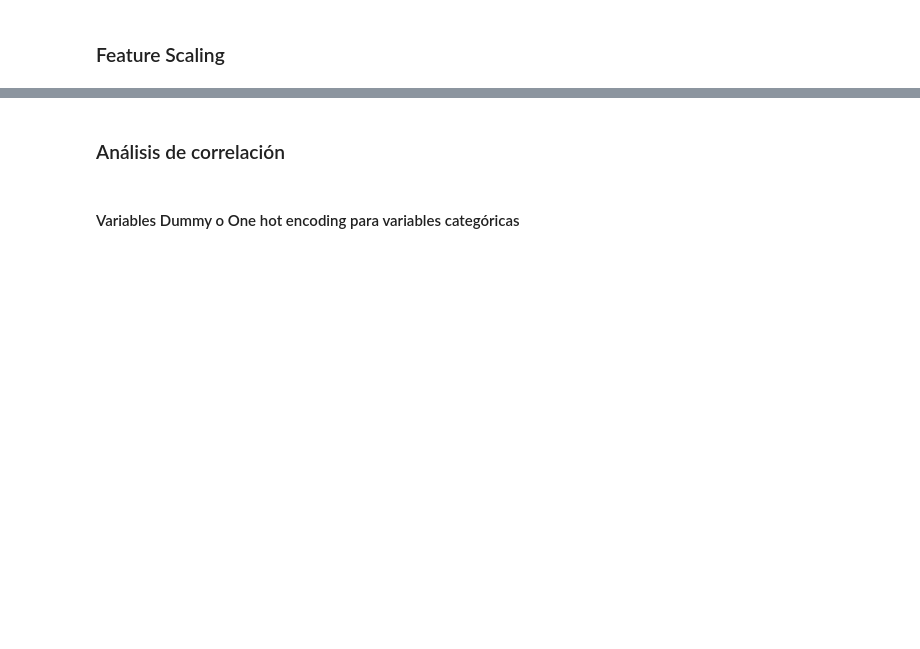
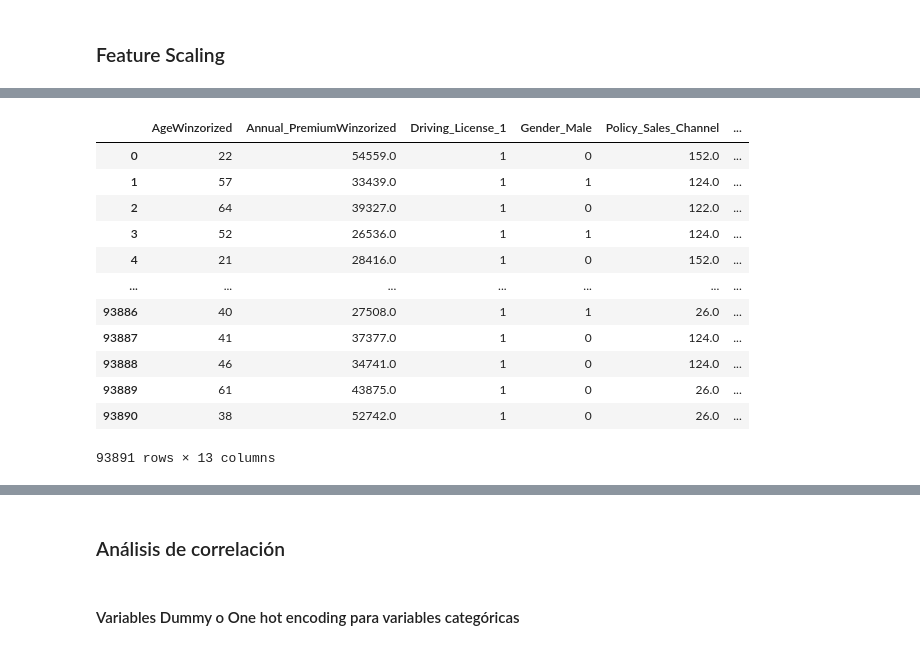
Before and after one commit to Ecaballero333/Obligatorio_ML, a Jupyter notebook: VallarinoIgnacio_CaballeroEduardo_Obligatorio_ML.ipynb, the cells around one changed output, grey strips where cells are left out. Cells and saved outputs as stored; diff of their text form; code cells hidden in the pictures; blank space fills up the shorter version.

```diff
--- a/VallarinoIgnacio_CaballeroEduardo_Obligatorio_ML.ipynb
+++ b/VallarinoIgnacio_CaballeroEduardo_Obligatorio_ML.ipynb
@@ -211,0 +260,17 @@ sns.heatmap(df.isnull(), cbar = False, yticklabels = False, xticklabels = True)
+# %%
+dfDummy2 = pd.DataFrame(dfDummy, columns = sorted(dfDummy))
+dfDummy2
+# %% [output]
+|  | AgeWinzorized | Annual_PremiumWinzorized | Driving_License_1 | Gender_Male | Policy_Sales_Channel | ... |
+| 0 | 22 | 54559.0 | 1 | 0 | 152.0 | ... |
+| 1 | 57 | 33439.0 | 1 | 1 | 124.0 | ... |
+| 2 | 64 | 39327.0 | 1 | 0 | 122.0 | ... |
+| 3 | 52 | 26536.0 | 1 | 1 | 124.0 | ... |
+| 4 | 21 | 28416.0 | 1 | 0 | 152.0 | ... |
+| ... | ... | ... | ... | ... | ... | ... |
+| 93886 | 40 | 27508.0 | 1 | 1 | 26.0 | ... |
+| 93887 | 41 | 37377.0 | 1 | 0 | 124.0 | ... |
+| 93888 | 46 | 34741.0 | 1 | 0 | 124.0 | ... |
+| 93889 | 61 | 43875.0 | 1 | 0 | 26.0 | ... |
+| 93890 | 38 | 52742.0 | 1 | 0 | 26.0 | ... |
+93891 rows × 13 columns
```
Also changed, not shown: parts of 23 cells of this notebook.
